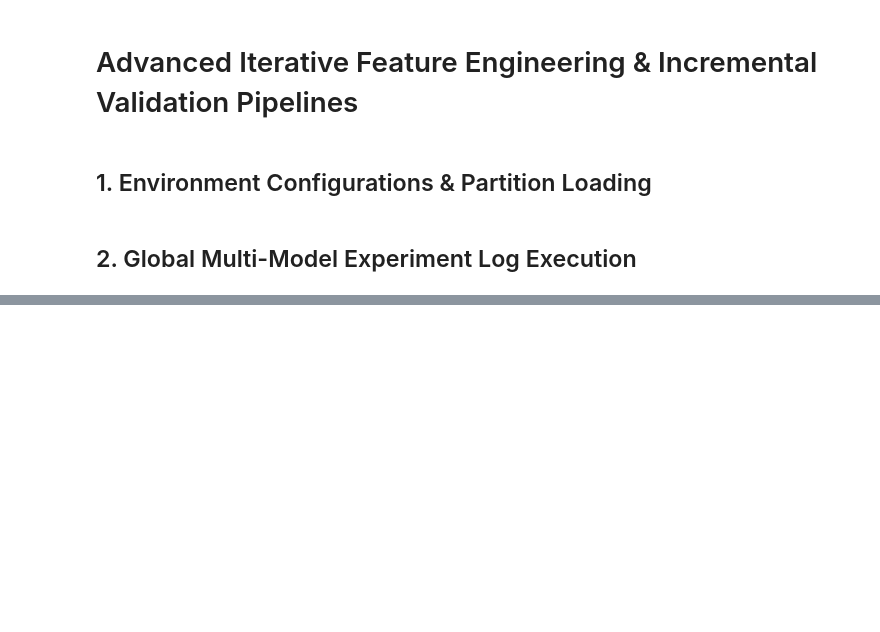
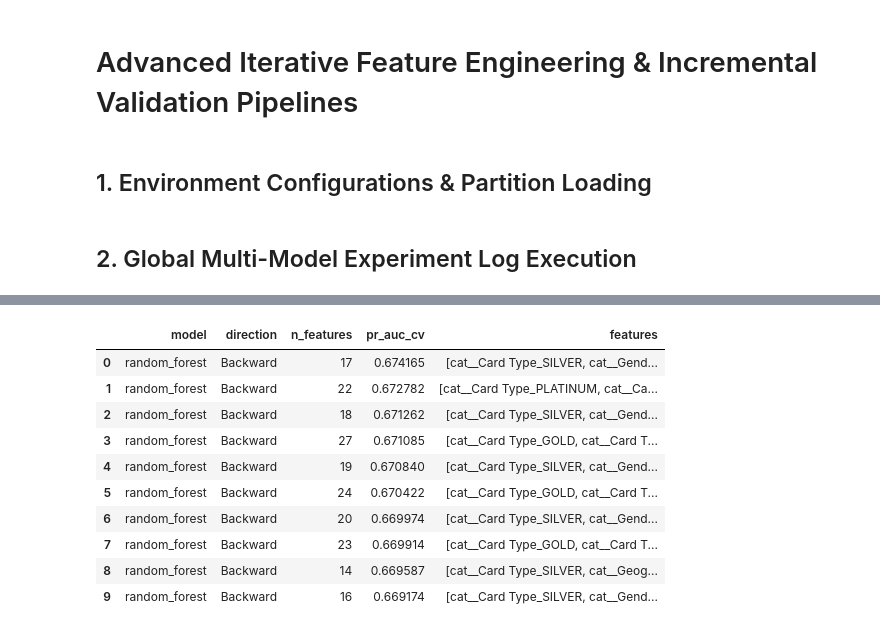
Before and after one commit to hectorvargas-dot/ml_hands_on_project, a Jupyter notebook: notebooks/5.0-havg-feature-engineering.ipynb, the cells around one changed output, grey strips where cells are left out. Saved outputs shown, nothing was run; the diff lists cells and outputs as text; code cells hidden in the pictures; blank space fills up the shorter version.

```diff
--- a/notebooks/5.0-havg-feature-engineering.ipynb
+++ b/notebooks/5.0-havg-feature-engineering.ipynb
@@ -148,0 +183,54 @@ display(search_results_df)
+# %%
+# Select your experiment configuration layout mapping
+layout = EXPERIMENT_REGISTRY["experiment_1"]
+
+# Define your parameter spaces
+search_directions = {
+    "Forward": True,
+    "Backward": False
+}
+
+# Master list to collect every single iteration result
+all_loop_results = []
+
+# --- Comprehensive Sweep: Models x Directions x Feature Counts ---
+for model_name, model_obj in models_zoo.items():
+    for direction_label, is_forward in search_directions.items():
+        print(f"\n" + "="*60)
+        print(f"RUNNING GRID: {model_name.upper()} ({direction_label.upper()})")
+        print("="*60)
+
+        for target_features in range(5, 28):
+            print(f"\n -> Evaluating subset size: {target_features} features...")
+
+            # Call your sequential selection function over the explicit integer count
+            sfs_obj, _ = fe.run_sequential_selection(
+                X=X_train,
+                y=y_train,
+                routing_config=layout,
+                base_model=model_obj,
+                forward=is_forward,
+                k_features=target_features,
+                FULL_REGISTRY=FULL_REGISTRY
+            )
+
+            # Log the granular data for this specific row step
+            all_loop_results.append({
+                "model": model_name,
+                "direction": direction_label,
+                "n_features": target_features,
+                "pr_auc_cv": sfs_obj.k_score_,
+                "features": sorted(list(sfs_obj.k_feature_names_))
+            })
+
+# =====================================================================
+# ANALYZE THE SWEEP DATA
+# =====================================================================
+# Convert the massive results cache into a single unified tracking table
+comprehensive_results_df = pd.DataFrame(all_loop_results)
+
+# 1. View the absolute best configurations sorted by PR-AUC
+sorted_top_df = comprehensive_results_df.sort_values(by="pr_auc_cv", ascending=False).reset_index(drop=True)
+print("\n### Top Performing Grid Combinations:")
+display(sorted_top_df.head(10))
+# %% [output]
@@ -148,0 +356,11 @@ display(search_results_df)
+|  | model | direction | n_features | pr_auc_cv | features |
+| 0 | random_forest | Backward | 17 | 0.674165 | [cat__Card Type_SILVER, cat__Gend... |
+| 1 | random_forest | Backward | 22 | 0.672782 | [cat__Card Type_PLATINUM, cat__Ca... |
+| 2 | random_forest | Backward | 18 | 0.671262 | [cat__Card Type_SILVER, cat__Gend... |
+| 3 | random_forest | Backward | 27 | 0.671085 | [cat__Card Type_GOLD, cat__Card T... |
+| 4 | random_forest | Backward | 19 | 0.670840 | [cat__Card Type_SILVER, cat__Gend... |
+| 5 | random_forest | Backward | 24 | 0.670422 | [cat__Card Type_GOLD, cat__Card T... |
+| 6 | random_forest | Backward | 20 | 0.669974 | [cat__Card Type_SILVER, cat__Gend... |
+| 7 | random_forest | Backward | 23 | 0.669914 | [cat__Card Type_GOLD, cat__Card T... |
+| 8 | random_forest | Backward | 14 | 0.669587 | [cat__Card Type_SILVER, cat__Geog... |
+| 9 | random_forest | Backward | 16 | 0.669174 | [cat__Card Type_SILVER, cat__Gend... |
```
Also changed, not shown: parts of 15 cells of this notebook, 38 other files.
